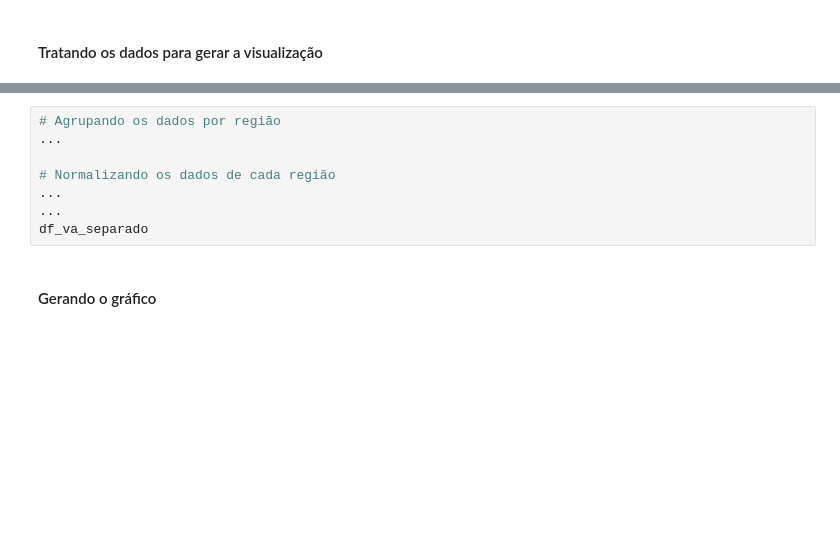
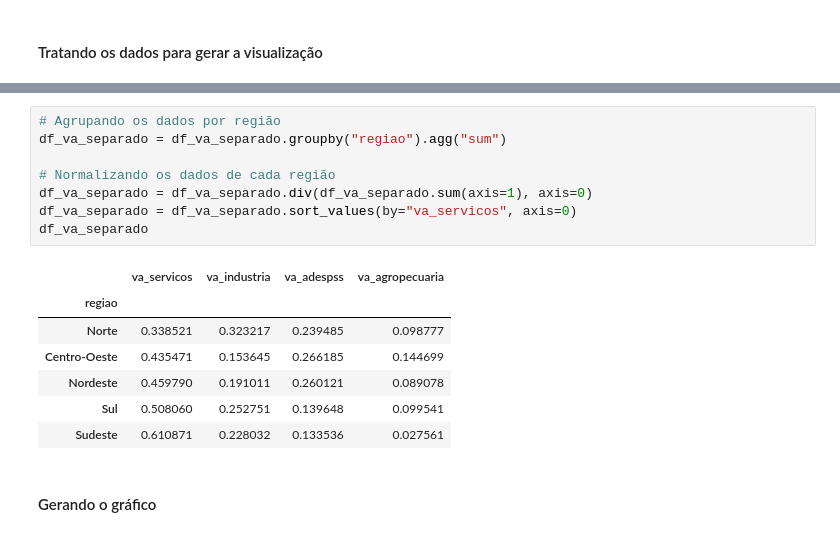
Before and after one commit to ledsouza/dataviz-graficos-composicao-relacionamento, a Jupyter notebook: Projeto.ipynb, the cells around one changed output, grey strips where cells are left out. Drawn from its saved outputs; the diff is of its cells as text; blank space fills up the shorter version.

```diff
--- a/Projeto.ipynb
+++ b/Projeto.ipynb
@@ -750,11 +757,19 @@ df_va_separado.head()
 # %%
 # Agrupando os dados por região
-...
+df_va_separado = df_va_separado.groupby("regiao").agg("sum")
 
 # Normalizando os dados de cada região
-...
-...
+df_va_separado = df_va_separado.div(df_va_separado.sum(axis=1), axis=0)
+df_va_separado = df_va_separado.sort_values(by="va_servicos", axis=0)
 df_va_separado
+# %% [output]
+|  | va_servicos | va_industria | va_adespss | va_agropecuaria |
+| regiao |  |  |  |  |
+| Norte | 0.338521 | 0.323217 | 0.239485 | 0.098777 |
+| Centro-Oeste | 0.435471 | 0.153645 | 0.266185 | 0.144699 |
+| Nordeste | 0.459790 | 0.191011 | 0.260121 | 0.089078 |
+| Sul | 0.508060 | 0.252751 | 0.139648 | 0.099541 |
+| Sudeste | 0.610871 | 0.228032 | 0.133536 | 0.027561 |
 # %% [markdown]
 #### Gerando o gráfico
 # %%
```
Also changed, not shown: parts of 2 cells of this notebook.
